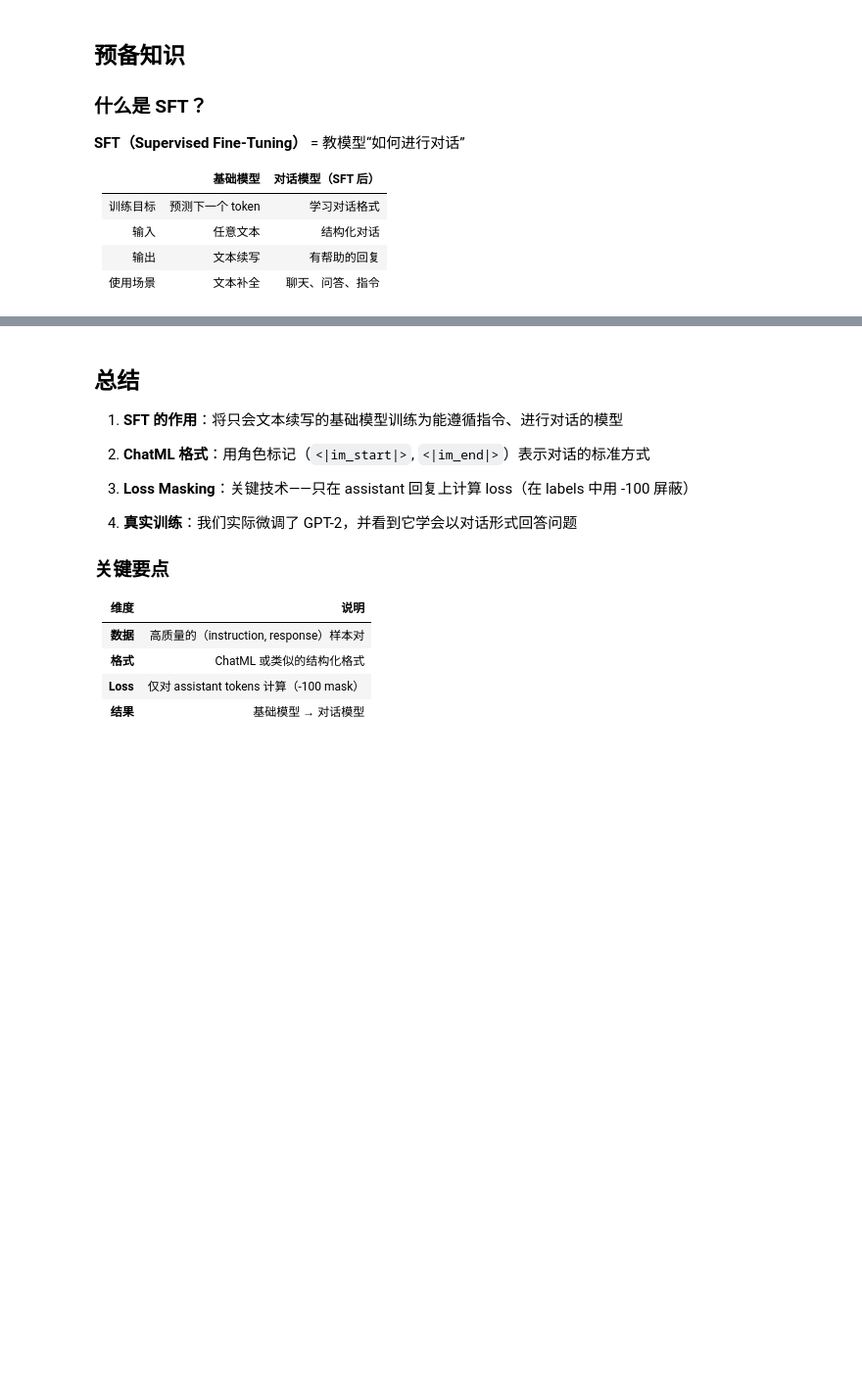
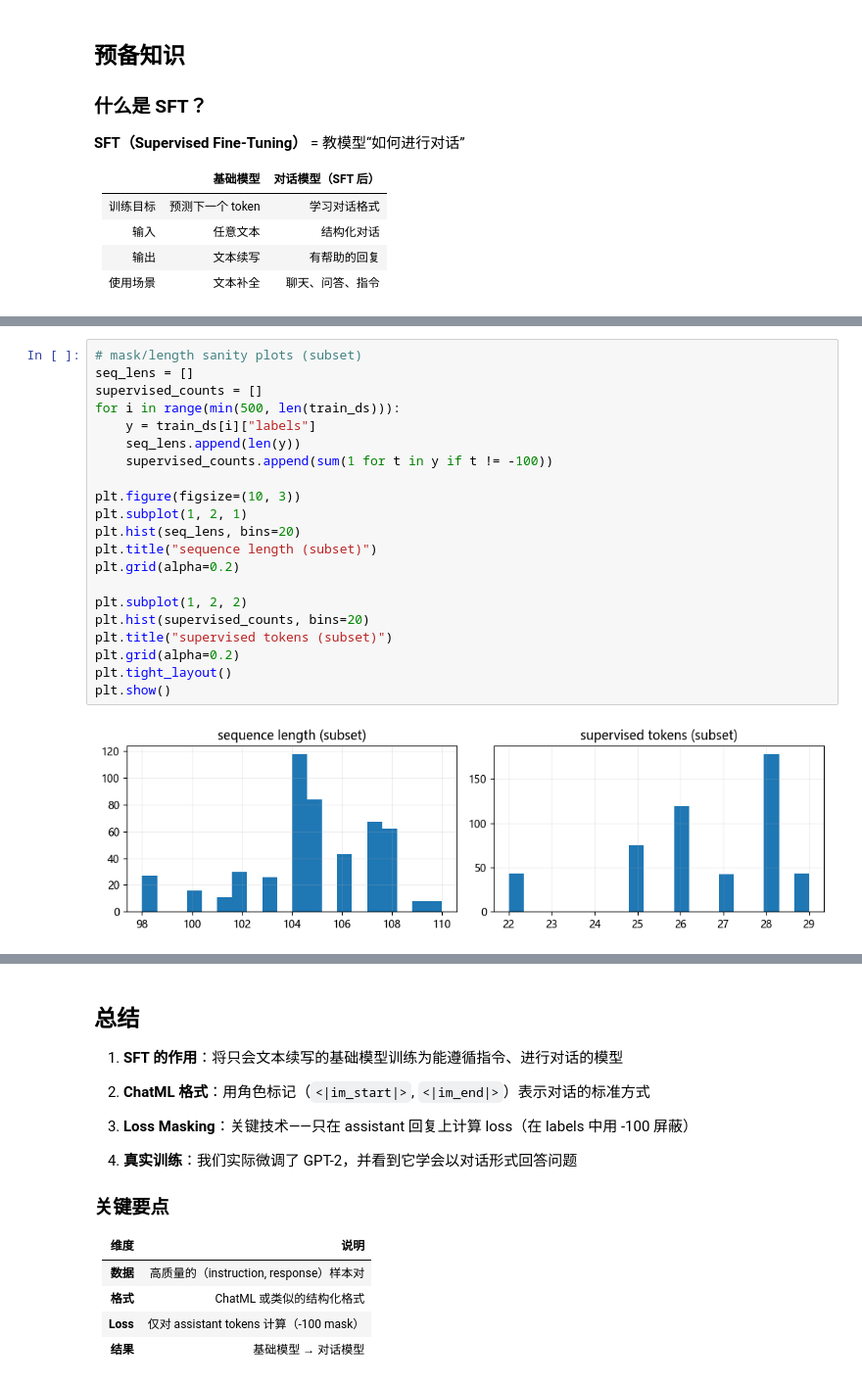
Before and after one commit to Greebbie/LLM-Agent-Core_Concept_Code, a Jupyter notebook: Ch8_SFT/Ch8_SFT.ipynb, the cells around one changed output, grey strips where cells are left out. Shown at 98% size. Saved outputs shown, nothing was run; the diff lists cells and outputs as text; blank space fills up the shorter version.

```diff
--- a/Ch8_SFT/Ch8_SFT.ipynb
+++ b/Ch8_SFT/Ch8_SFT.ipynb
@@ -1047,0 +520,23 @@ for record in TEST_RECORDS[:5]:
+# %%
+# mask/length sanity plots (subset)
+seq_lens = []
+supervised_counts = []
+for i in range(min(500, len(train_ds))):
+    y = train_ds[i]["labels"]
+    seq_lens.append(len(y))
+    supervised_counts.append(sum(1 for t in y if t != -100))
+
+plt.figure(figsize=(10, 3))
+plt.subplot(1, 2, 1)
+plt.hist(seq_lens, bins=20)
+plt.title("sequence length (subset)")
+plt.grid(alpha=0.2)
+
+plt.subplot(1, 2, 2)
+plt.hist(supervised_counts, bins=20)
+plt.title("supervised tokens (subset)")
+plt.grid(alpha=0.2)
+plt.tight_layout()
+plt.show()
+# %% [output]
+[figure, added]
```
Also changed, not shown: parts of 49 cells of this notebook, 3 other files.
